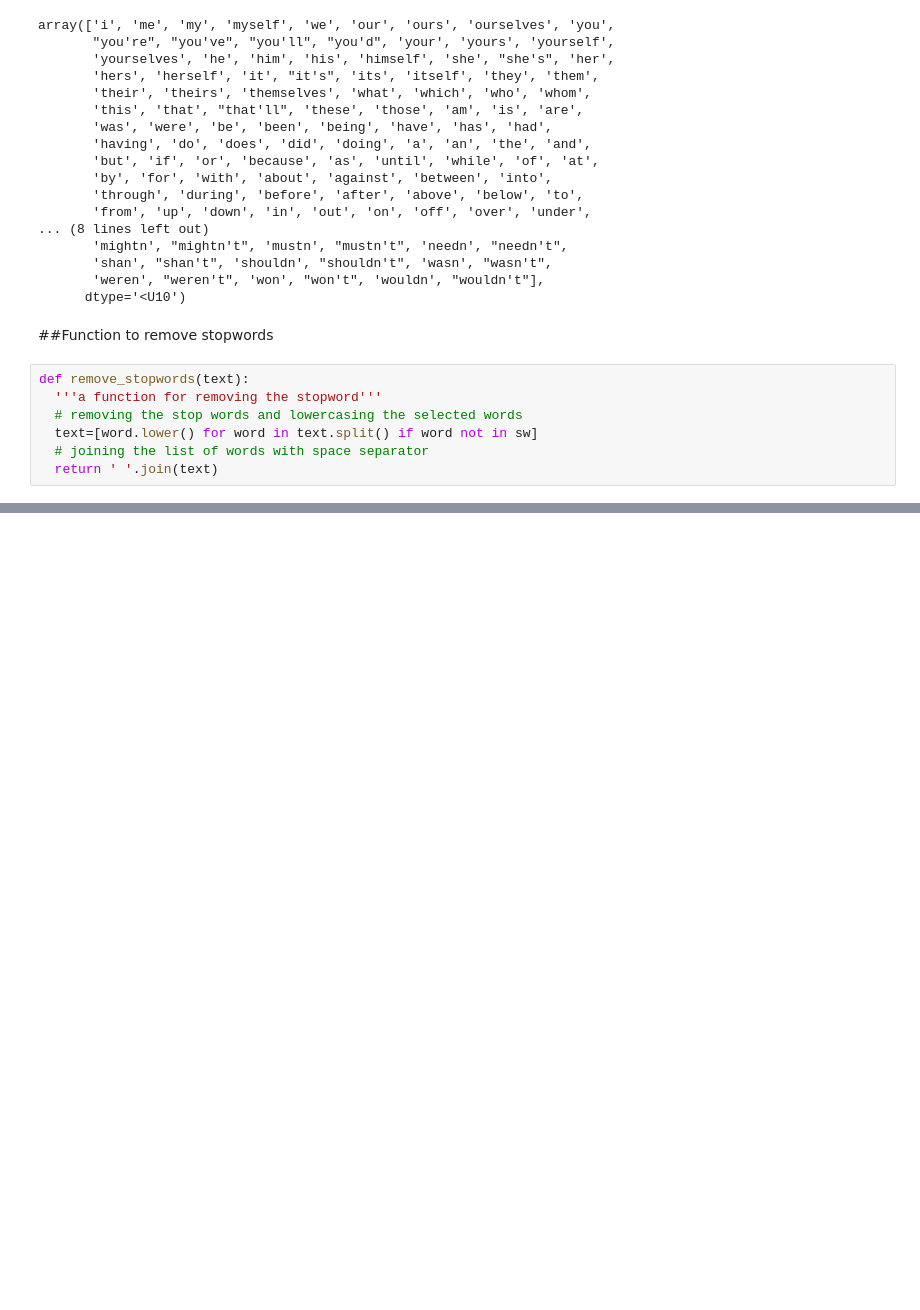
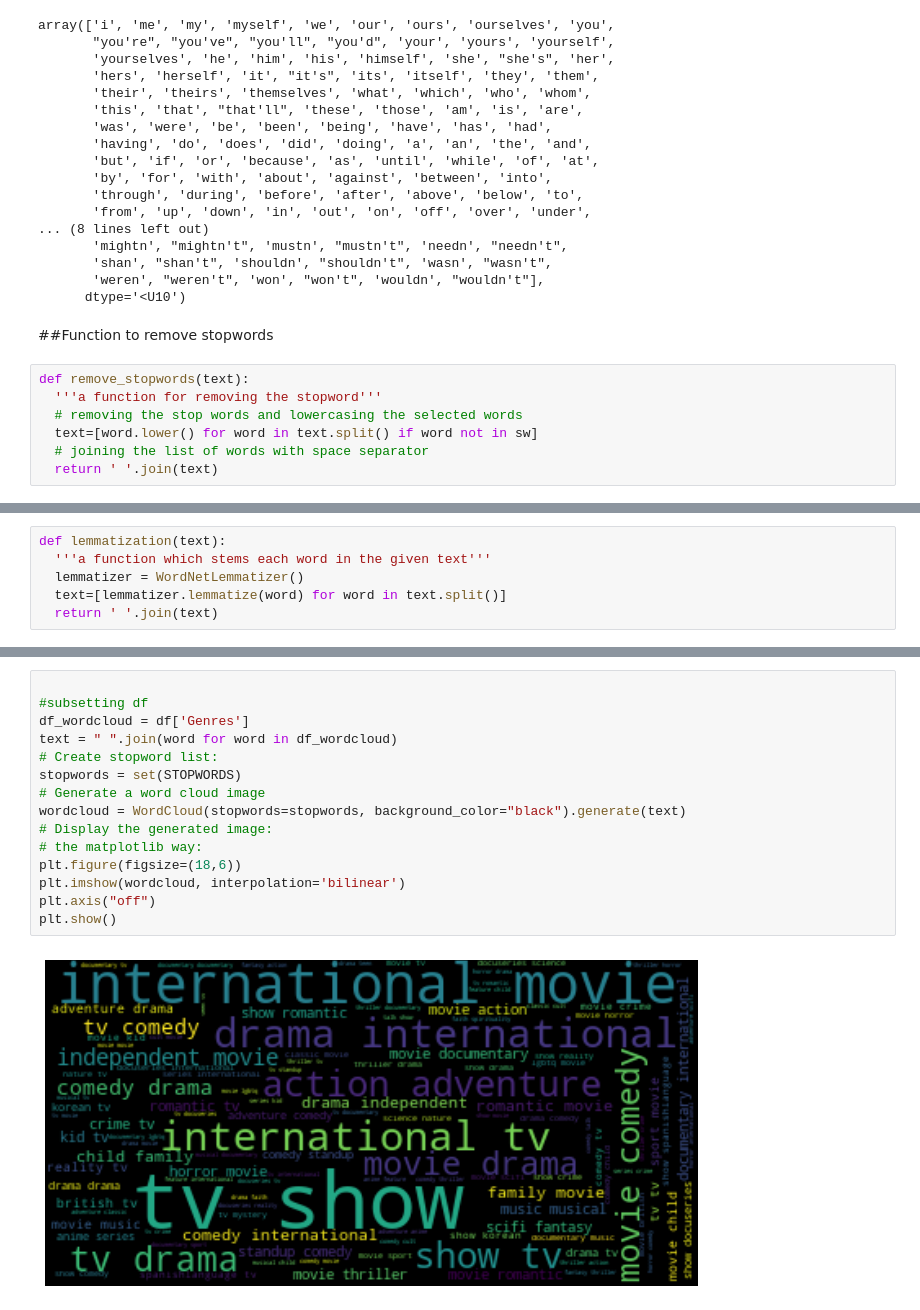
Before and after one commit to Zeeshan00789/NETFLIX-MOVIES-AND-TV-SHOWS-CLUSTERING-, a Jupyter notebook: NETFLIX_MOVIES_AND_TV_SHOWS_CLUSTERING.ipynb, the cells around one changed output, grey strips where cells are left out. Saved outputs shown, nothing was run; the diff lists cells and outputs as text; blank space fills up the shorter version.

```diff
--- a/NETFLIX_MOVIES_AND_TV_SHOWS_CLUSTERING.ipynb
+++ b/NETFLIX_MOVIES_AND_TV_SHOWS_CLUSTERING.ipynb
@@ -529,0 +766,6 @@ Name: description, dtype: int64
+# %%
+def lemmatization(text):
+  '''a function which stems each word in the given text'''
+  lemmatizer = WordNetLemmatizer()
+  text=[lemmatizer.lemmatize(word) for word in text.split()]
+  return ' '.join(text)
@@ -529,0 +784,17 @@ Name: description, dtype: int64
+# %%
+
+#subsetting df
+df_wordcloud = df['Genres']
+text = " ".join(word for word in df_wordcloud)
+# Create stopword list:
+stopwords = set(STOPWORDS)
+# Generate a word cloud image
+wordcloud = WordCloud(stopwords=stopwords, background_color="black").generate(text)
+# Display the generated image:
+# the matplotlib way:
+plt.figure(figsize=(18,6))
+plt.imshow(wordcloud, interpolation='bilinear')
+plt.axis("off")
+plt.show()
+# %% [output]
+[figure, added]
```
Also changed, not shown: parts of 53 cells of this notebook.
